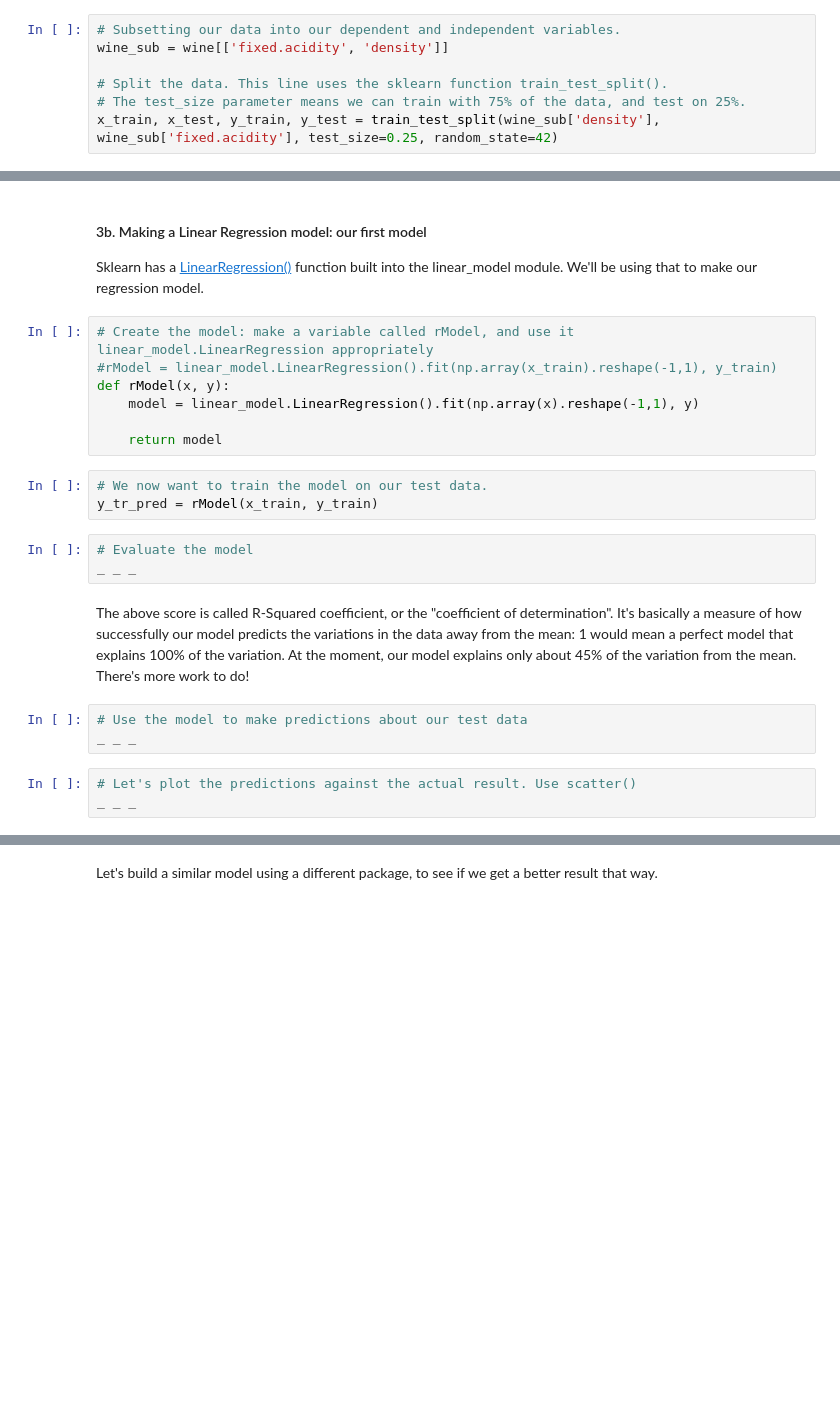
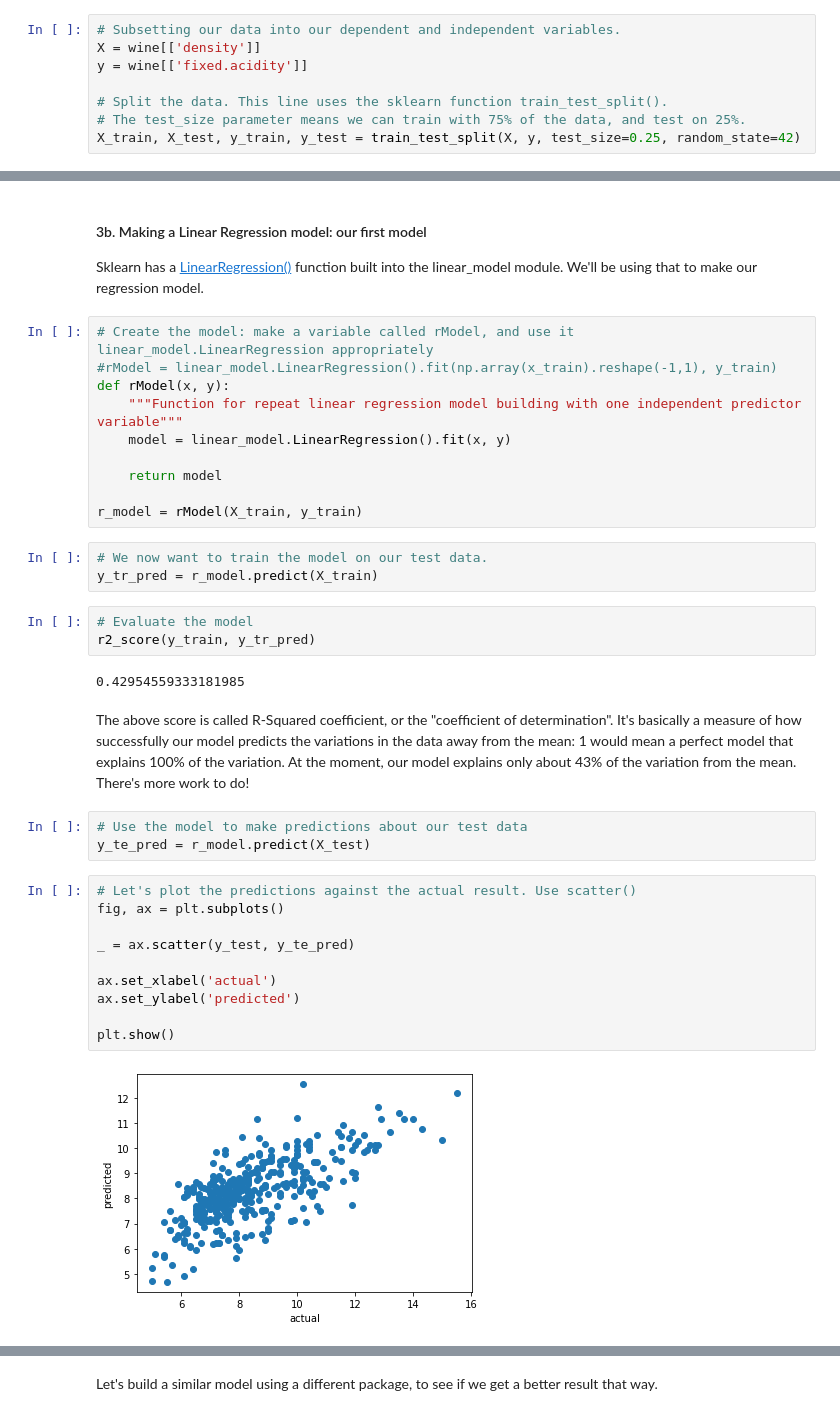
Before and after one commit to BrettlyCD/linear-regression, a Jupyter notebook: Springboard Regression Case Study - the Red Wine Dataset - Tier 3.ipynb, the cells around one changed output, grey strips where cells are left out. Drawn from its saved outputs; the diff is of its cells as text; blank space fills up the shorter version.

Commit message:
Create and evaluation simple linear regression model.

```diff
--- a/Springboard Regression Case Study - the Red Wine Dataset - Tier 3.ipynb
+++ b/Springboard Regression Case Study - the Red Wine Dataset - Tier 3.ipynb
@@ -276,10 +276,11 @@ To be sure, for our first model, we're only going to focus on two variables: fix
 We'll be using [sklearn](https://scikit-learn.org/stable/modules/generated/sklearn.model_selection.train_test_split.html) here. Don't worry if not all of the syntax makes sense; just follow the rationale for what we're doing.
 # %%
 # Subsetting our data into our dependent and independent variables.
-wine_sub = wine[['fixed.acidity', 'density']]
+X = wine[['density']]
+y = wine[['fixed.acidity']]
 
 # Split the data. This line uses the sklearn function train_test_split().
 # The test_size parameter means we can train with 75% of the data, and test on 25%.
-x_train, x_test, y_train, y_test = train_test_split(wine_sub['density'], wine_sub['fixed.acidity'], test_size=0.25, random_state=42)
+X_train, X_test, y_train, y_test = train_test_split(X, y, test_size=0.25, random_state=42)
 # %%
 # We now want to check the shape of the X train, y_train, X_test and y_test to make sure the proportions are right.
@@ -293,23 +294,37 @@ Sklearn has a [LinearRegression()](https://scikit-learn.org/stable/modules/gener
 # Create the model: make a variable called rModel, and use it linear_model.LinearRegression appropriately
 #rModel = linear_model.LinearRegression().fit(np.array(x_train).reshape(-1,1), y_train)
 def rModel(x, y):
-    model = linear_model.LinearRegression().fit(np.array(x).reshape(-1,1), y)
+    """Function for repeat linear regression model building with one independent predictor variable"""
+    model = linear_model.LinearRegression().fit(x, y)
 
     return model
+
+r_model = rModel(X_train, y_train)
 # %%
 # We now want to train the model on our test data.
-y_tr_pred = rModel(x_train, y_train)
+y_tr_pred = r_model.predict(X_train)
 # %%
 # Evaluate the model
-_ _ _
+r2_score(y_train, y_tr_pred)
+# %% [output]
+0.42954559333181985
 # %% [markdown]
-The above score is called R-Squared coefficient, or the "coefficient of determination". It's basically a measure of how successfully our model predicts the variations in the data away from the mean: 1 would mean a perfect model that explains 100% of the variation. At the moment, our model explains only about 45% of the variation from the mean. There's more work to do!
+The above score is called R-Squared coefficient, or the "coefficient of determination". It's basically a measure of how successfully our model predicts the variations in the data away from the mean: 1 would mean a perfect model that explains 100% of the variation. At the moment, our model explains only about 43% of the variation from the mean. There's more work to do!
 # %%
 # Use the model to make predictions about our test data
-_ _ _
+y_te_pred = r_model.predict(X_test)
 # %%
 # Let's plot the predictions against the actual result. Use scatter()
-_ _ _
+fig, ax = plt.subplots()
+
+_ = ax.scatter(y_test, y_te_pred)
+
+ax.set_xlabel('actual')
+ax.set_ylabel('predicted')
+
+plt.show()
+# %% [output]
+[figure, added]
 # %% [markdown]
 The above scatterplot represents how well the predictions match the actual results.
 
```
Also changed, not shown: parts of 2 cells of this notebook.
